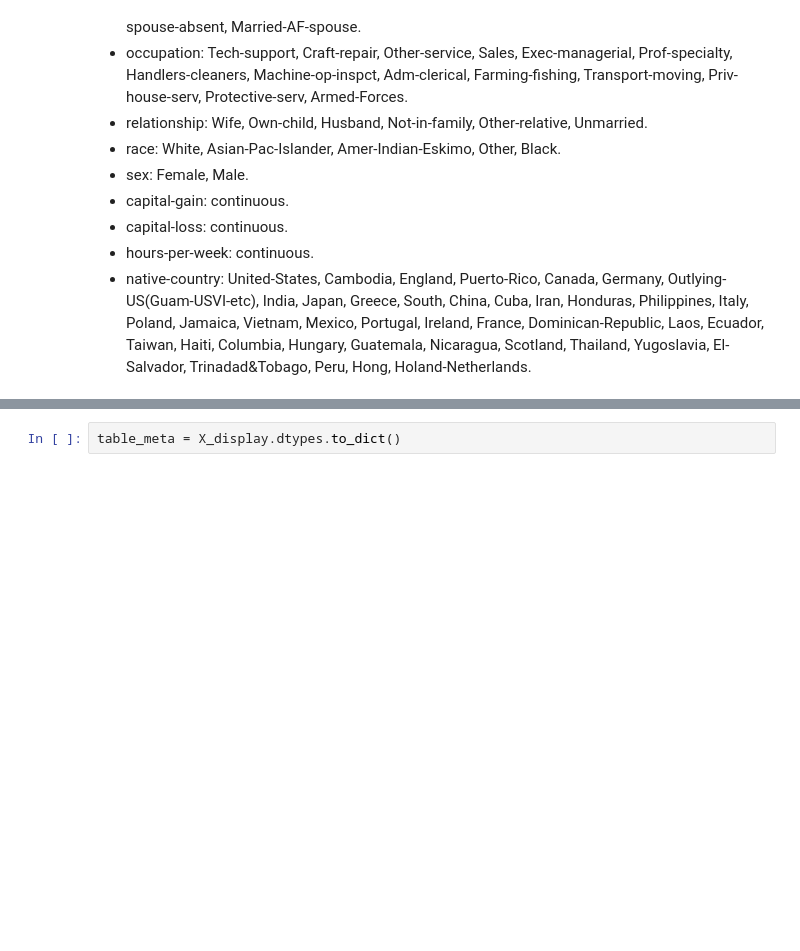
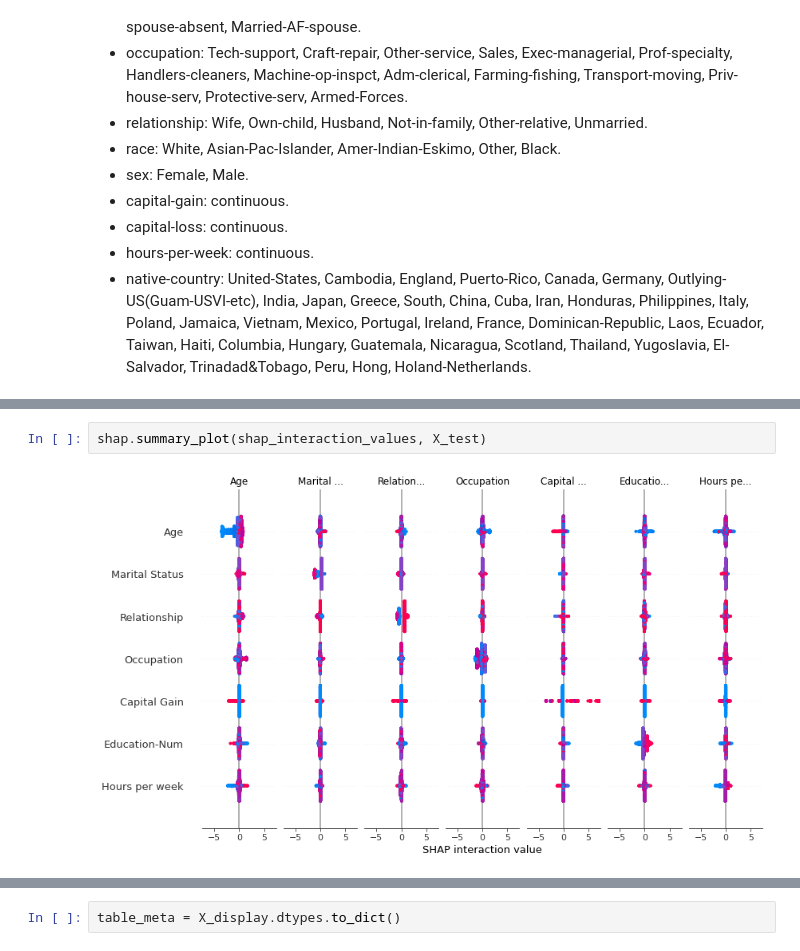
Before and after one commit to simonjisu/XAI2022Spring, a Jupyter notebook: notebooks/TestNotebook.ipynb, the cells around one changed output, grey strips where cells are left out. Saved outputs shown, nothing was run; the diff lists cells and outputs as text; blank space fills up the shorter version.

```diff
--- a/notebooks/TestNotebook.ipynb
+++ b/notebooks/TestNotebook.ipynb
@@ -85,0 +165,4 @@ $$\delta_{ij}(S)=\hat{f}_x(S\cup\{i,j\})-\hat{f}_x(S\cup\{i\})-\hat{f}_x(S\cup\{
+# %%
+shap.summary_plot(shap_interaction_values, X_test)
+# %% [output]
+[figure, added]
```
Also changed, not shown: parts of 31 cells of this notebook, 3 other files.
